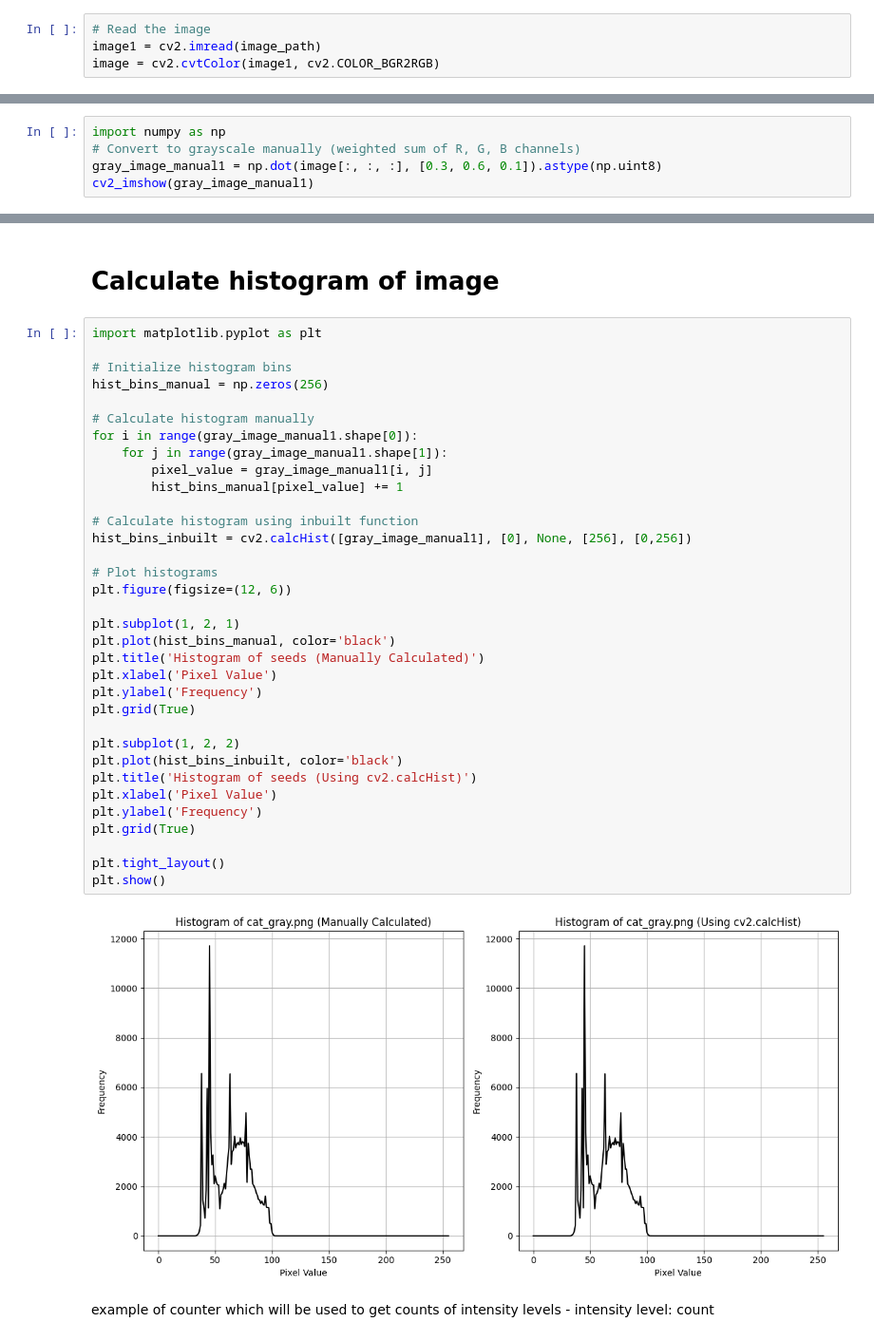
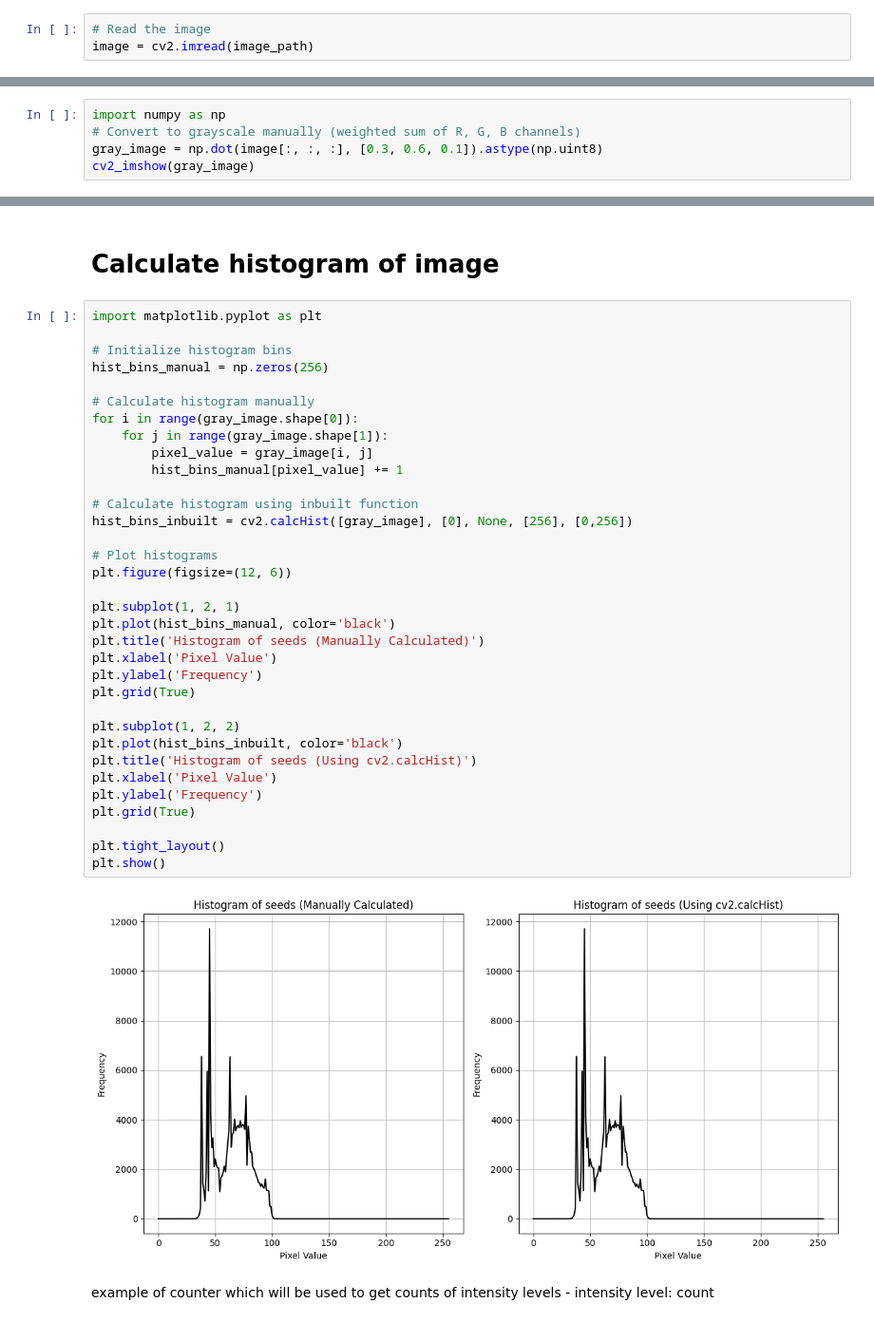
Before and after one commit to anandaru/NIT, a Jupyter notebook: ComputerVision/HistogramEqualization.ipynb, the cells around one changed output, grey strips where cells are left out. Shown at 95% size. Cells and saved outputs as stored; diff of their text form.

```diff
--- a/ComputerVision/HistogramEqualization.ipynb
+++ b/ComputerVision/HistogramEqualization.ipynb
@@ -22,6 +22,5 @@ from google.colab.patches import cv2_imshow
 image_path = '/content/drive/MyDrive/seeds.jpg'
 # %%
 # Read the image
-image1 = cv2.imread(image_path)
-image = cv2.cvtColor(image1, cv2.COLOR_BGR2RGB)
+image = cv2.imread(image_path)
 # %%
@@ -51,7 +45,7 @@ Number of channels: 3
 # %%
 import numpy as np
 # Convert to grayscale manually (weighted sum of R, G, B channels)
-gray_image_manual1 = np.dot(image[:, :, :], [0.3, 0.6, 0.1]).astype(np.uint8)
-cv2_imshow(gray_image_manual1)
+gray_image = np.dot(image[:, :, :], [0.3, 0.6, 0.1]).astype(np.uint8)
+cv2_imshow(gray_image)
 # %% [output]
 [figure]
@@ -61,38 +65,38 @@ cv2_imshow(gray_image_manual1)
 import matplotlib.pyplot as plt
 
 # Initialize histogram bins
 hist_bins_manual = np.zeros(256)
 
 # Calculate histogram manually
-for i in range(gray_image_manual1.shape[0]):
-    for j in range(gray_image_manual1.shape[1]):
-        pixel_value = gray_image_manual1[i, j]
+for i in range(gray_image.shape[0]):
+    for j in range(gray_image.shape[1]):
+        pixel_value = gray_image[i, j]
         hist_bins_manual[pixel_value] += 1
 
 # Calculate histogram using inbuilt function
-hist_bins_inbuilt = cv2.calcHist([gray_image_manual1], [0], None, [256], [0,256])
+hist_bins_inbuilt = cv2.calcHist([gray_image], [0], None, [256], [0,256])
 
 # Plot histograms
 plt.figure(figsize=(12, 6))
 
 plt.subplot(1, 2, 1)
 plt.plot(hist_bins_manual, color='black')
 plt.title('Histogram of seeds (Manually Calculated)')
 plt.xlabel('Pixel Value')
 plt.ylabel('Frequency')
 plt.grid(True)
 
 plt.subplot(1, 2, 2)
 plt.plot(hist_bins_inbuilt, color='black')
 plt.title('Histogram of seeds (Using cv2.calcHist)')
 plt.xlabel('Pixel Value')
 plt.ylabel('Frequency')
 plt.grid(True)
 
 plt.tight_layout()
 plt.show()
 # %% [output]
-[figure, old version]
+[figure, new version]
 # %% [markdown]
 example of counter which will be used to get counts of intensity levels - intensity level: count
 # %%
```
Also changed, not shown: parts of 13 cells of this notebook.
